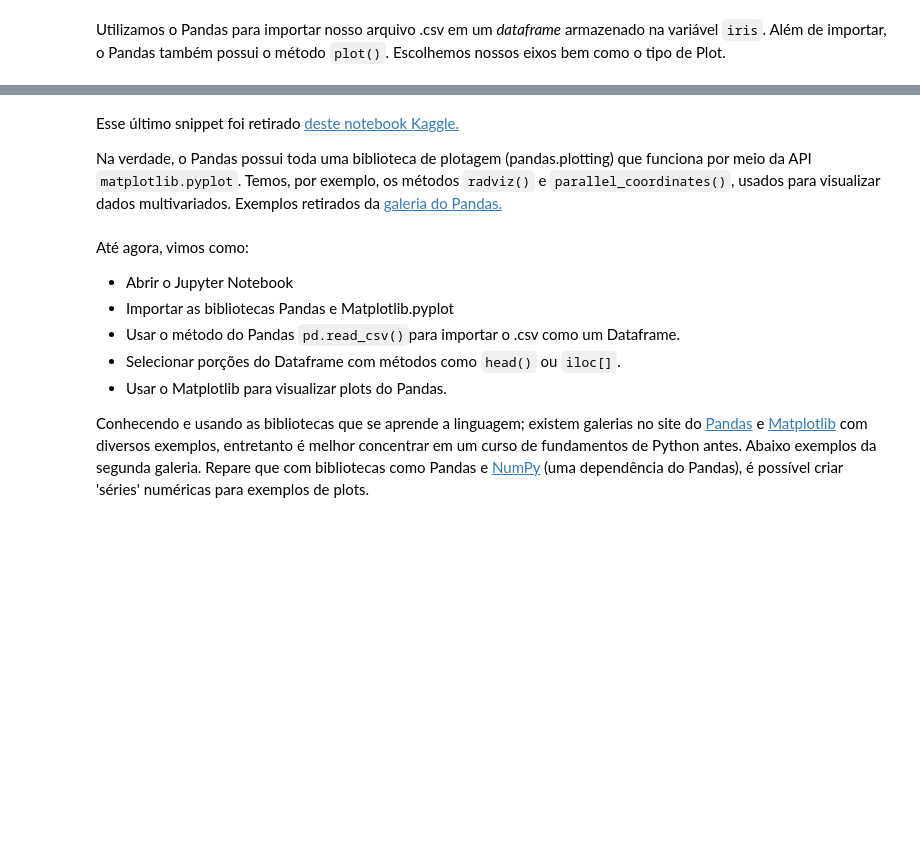
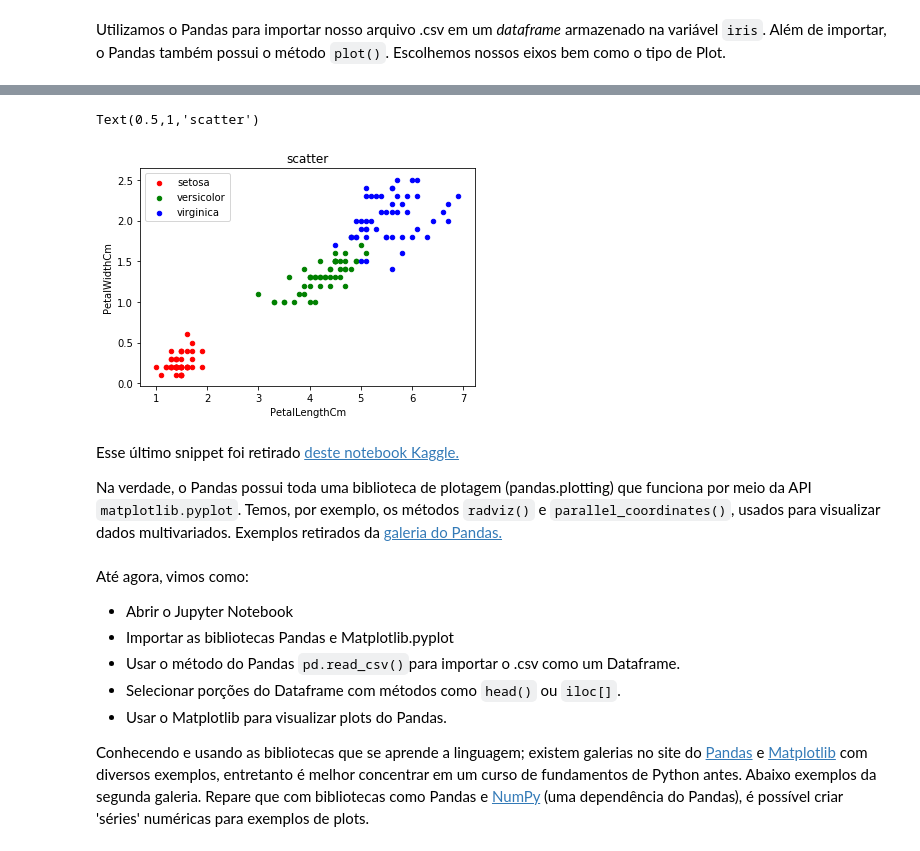
Before and after one commit to Grupo-de-Oceanografia-Costeira/CursoCCB, a Jupyter notebook: notebooks/modulo_2_continuacao.ipynb, the cells around one changed output, grey strips where cells are left out. Cells and saved outputs as stored; diff of their text form; code cells hidden in the pictures; blank space fills up the shorter version.

```diff
--- a/notebooks/modulo_2_continuacao.ipynb
+++ b/notebooks/modulo_2_continuacao.ipynb
@@ -168,16 +190,19 @@ iris.plot(x='SepalLengthCm', y='SepalWidthCm', kind = 'scatter')
 # %%
 # Agora um pouco mais sofisticado, com cores.
 # ax é um objeto da biblioteca Matplotlib, que corresponde a um eixo ou porção de uma figura
 # Vamos projetar três plots, um para cada espécie, porém todos no mesmo eixo (ax)
 # Também é possível adicionar labels e um título para o eixo.
 
-ax = iris[iris.species=='Iris-setosa'].plot.scatter(x='SepalLengthCm', y='SepalWidthCm',
+ax = iris[iris.species=='Iris-setosa'].plot.scatter(x='PetalLengthCm', y='PetalWidthCm',
                                                     color='red', label='setosa')
-iris[iris.species=='Iris-versicolor'].plot.scatter(x='SepalLengthCm', y='SepalWidthCm',
+iris[iris.species=='Iris-versicolor'].plot.scatter(x='PetalLengthCm', y='PetalWidthCm',
                                                 color='green', label='versicolor', ax=ax)
-iris[iris.species=='Iris-virginica'].plot.scatter(x='SepalLengthCm', y='SepalWidthCm',
+iris[iris.species=='Iris-virginica'].plot.scatter(x='PetalLengthCm', y='PetalWidthCm',
                                                 color='blue', label='virginica', ax=ax)
 ax.set_title("scatter")
+# %% [output]
+Text(0.5,1,'scatter')
+[figure, added]
 # %% [markdown]
 Esse último snippet foi retirado [deste notebook Kaggle.](https://www.kaggle.com/xuhewen/iris-dataset-visualization-and-machine-learning)
 
```
Also changed, not shown: parts of 6 cells of this notebook, 2 other files.
